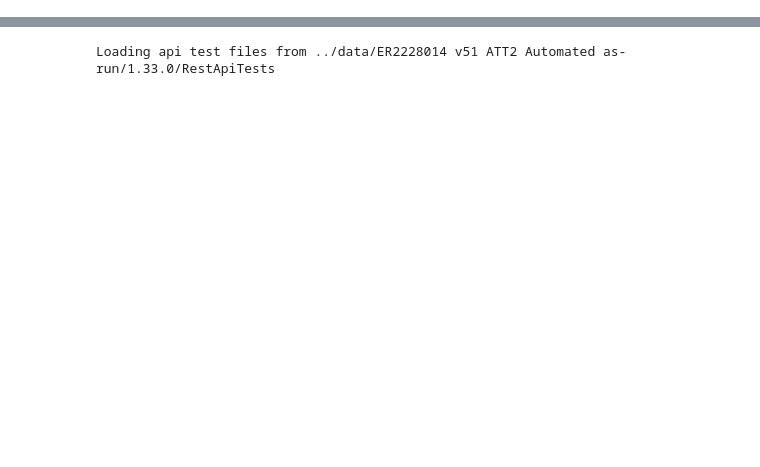
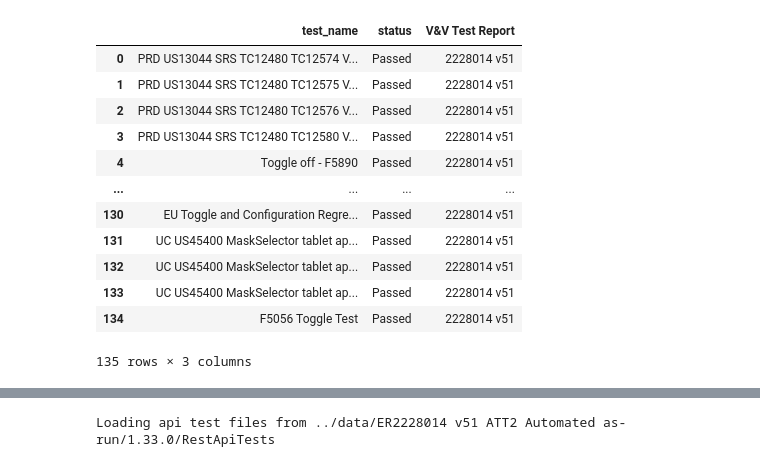
Before and after one commit to jacoblee628/systemsproject, a Jupyter notebook: src/more_experiments.ipynb, the cells around one changed output, grey strips where cells are left out. Saved outputs shown, nothing was run; the diff lists cells and outputs as text; code cells hidden in the pictures; blank space fills up the shorter version.

```diff
--- a/src/more_experiments.ipynb
+++ b/src/more_experiments.ipynb
@@ -8,3 +8,19 @@ from pathlib import Path
 import re
 # %%
 version_num = "1.33.0"
+# %%
+read_manual_tests("../data/ER2228014 v51 ATT1 Manual As-Runs.docx")
+# %% [output]
+|  | test_name | status | V&V Test Report |
+| 0 | PRD US13044 SRS TC12480 TC12574 V... | Passed | 2228014 v51 |
+| 1 | PRD US13044 SRS TC12480 TC12575 V... | Passed | 2228014 v51 |
+| 2 | PRD US13044 SRS TC12480 TC12576 V... | Passed | 2228014 v51 |
+| 3 | PRD US13044 SRS TC12480 TC12580 V... | Passed | 2228014 v51 |
+| 4 | Toggle off - F5890 | Passed | 2228014 v51 |
+| ... | ... | ... | ... |
+| 130 | EU Toggle and Configuration Regre... | Passed | 2228014 v51 |
+| 131 | UC US45400 MaskSelector tablet ap... | Passed | 2228014 v51 |
+| 132 | UC US45400 MaskSelector tablet ap... | Passed | 2228014 v51 |
+| 133 | UC US45400 MaskSelector tablet ap... | Passed | 2228014 v51 |
+| 134 | F5056 Toggle Test | Passed | 2228014 v51 |
+135 rows × 3 columns
```
Also changed, not shown: parts of 10 cells of this notebook, 3 other files.
